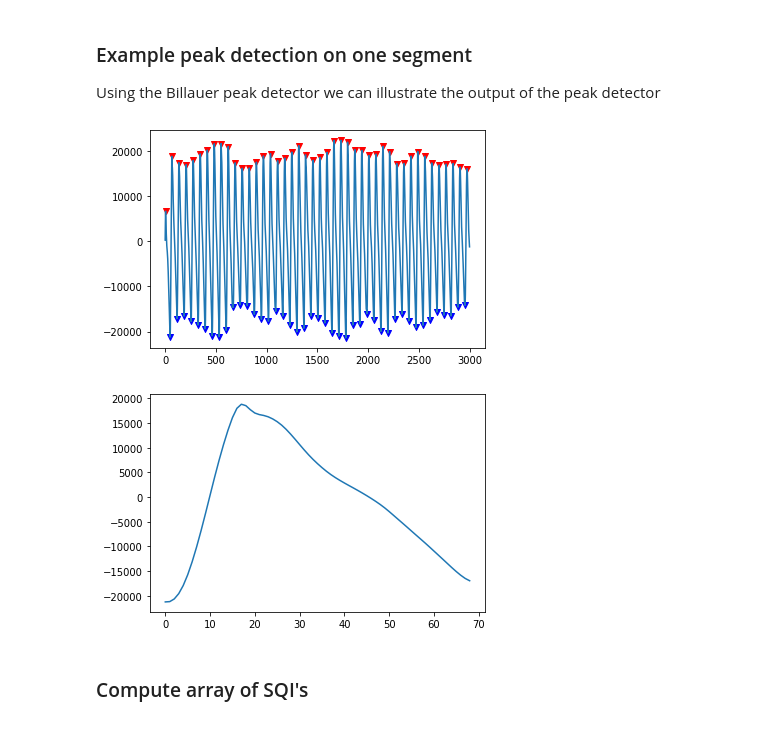
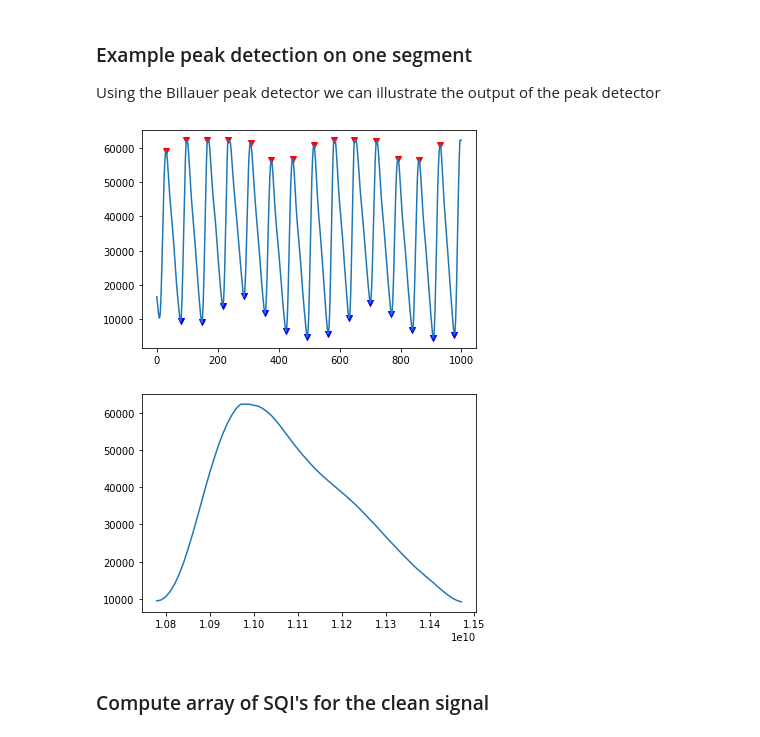
Before and after one commit to meta00/vital_sqi, a Jupyter notebook: examples/SQI_pipeline_PPG.ipynb, the cells around one changed output. Saved outputs shown, nothing was run; the diff lists cells and outputs as text; code cells hidden in the pictures.

```diff
--- a/examples/SQI_pipeline_PPG.ipynb
+++ b/examples/SQI_pipeline_PPG.ipynb
@@ -58,13 +73,16 @@ The filter_preprocess function applies two digital filters in succession. First
 # %%
 import vital_sqi.highlevel_functions.highlevel as sqi_hl
 
-raw_signal = np.copy(ppg_data.signals.T[trim_amount*sampling_rate:-trim_amount*sampling_rate].T) #save the raw signal
-ppg_data.update_signal(sqi_hl.signal_preprocess(signal_channel=ppg_data.signals, hp_cutoff_order=hp_filt_params, lp_cutoff_order=lp_filt_params, trim_amount=trim_amount, filter_type=filter_type, sampling_rate=sampling_rate))
+sqis = sqi_hl.compute_SQI(ppg_data.signals, 7, 6, ppg_data.wave_type, ppg_data.sampling_rate)
+print(sqis)
 
-print(ppg_data.signals.shape)
+#raw_signal = np.copy(ppg_data.signals[trim_amount*sampling_rate:-trim_amount*sampling_rate].T) #save the raw signal
+#ppg_data.update_signal(sqi_hl.signal_preprocess(signal_channel=ppg_data.signals.T, hp_cutoff_order=hp_filt_params, lp_cutoff_order=lp_filt_params, trim_amount=trim_amount, filter_type=filter_type, sampling_rate=sampling_rate).T)
 
-s = np.arange(0,1000,1)
-fig, ax = plt.subplots()
-ax.plot(s, ppg_data.signals[0][8000:9000])
-plt.show()
+#print(ppg_data.signals.shape)
+
+#s = np.arange(0,1000,1)
+#fig, ax = plt.subplots()
+#ax.plot(s, ppg_data.signals.T[0][2000:3000])
+#plt.show()
 # %% [output]
@@ -77,7 +111,8 @@ In this example, the sampling rate is 100 Hz, therefore a 30s segment will have
 # %%
-import vital_sqi.data.segment_split as sqi_sg
+#OLD CODE
+#import vital_sqi.data.segment_split as sqi_sg
 
-ppg_data.update_segment_indices(sqi_sg.generate_segment_idx(segment_length=segment_length, sampling_rate=sampling_rate, signal_array=ppg_data.signals))
-print(ppg_data.segments.shape)
-print(ppg_data.segments)
+#ppg_data.update_segment_indices(sqi_sg.generate_segment_idx(segment_length=segment_length, sampling_rate=sampling_rate, signal_array=ppg_data.signals.T).T)
+#print(ppg_data.segments.shape)
+#print(ppg_data.segments)
 # %% [output]
@@ -90,26 +139,27 @@ Using the Billauer peak detector we can illustrate the output of the peak detect
 # %%
 from vital_sqi.common.rpeak_detection import PeakDetector
 
 detector = PeakDetector()
-peak_list, trough_list = detector.ppg_detector(ppg_data.signals[0][ppg_data.segments[0][0]:ppg_data.segments[0][1]], 7)
+signal_seg = ppg_data.signals['PLETH'][1000:2000]
+peak_list, trough_list = detector.ppg_detector(signal_seg, 7)
 
 #Plot results of peak detection
-s = np.arange(0,3000,1)
+s = np.arange(0,1000,1)
 fig, ax = plt.subplots()
-ax.plot(s, ppg_data.signals[0][ppg_data.segments[0][0]:ppg_data.segments[0][1]])
+ax.plot(s, signal_seg)
 if len(peak_list)!=0:
-    ax.scatter(peak_list,ppg_data.signals[0][peak_list],color="r",marker="v")
+    ax.scatter(peak_list,signal_seg[peak_list],color="r",marker="v")
 if len(trough_list)!=0:
-    ax.scatter(trough_list,ppg_data.signals[0][trough_list],color="b",marker="v")
+    ax.scatter(trough_list,signal_seg[trough_list],color="b",marker="v")
 plt.show()
-
+warnings.filterwarnings("ignore")
 #Plot a single period
 fig, ax = plt.subplots()
-ax.plot(ppg_data.signals[0][trough_list[0]:trough_list[1]])
+ax.plot(signal_seg[trough_list[0]:trough_list[1]])
 plt.show()
 # %% [output]
-[figure, old version]
+[figure, new version]
-[figure, old version]
+[figure, new version]
 # %% [markdown]
-### Compute array of SQI's
+### Compute array of SQI's for the clean signal
 # %%
```
Also changed, not shown: parts of 13 cells of this notebook, 5 other files.
